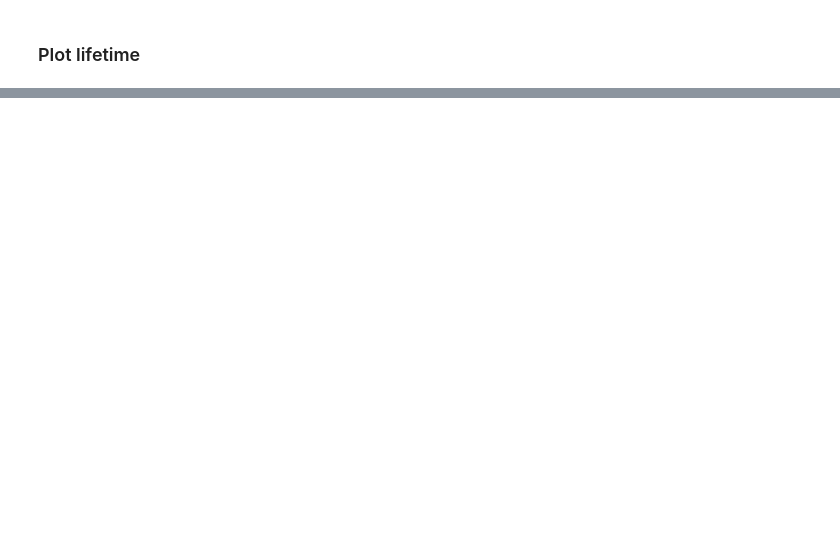
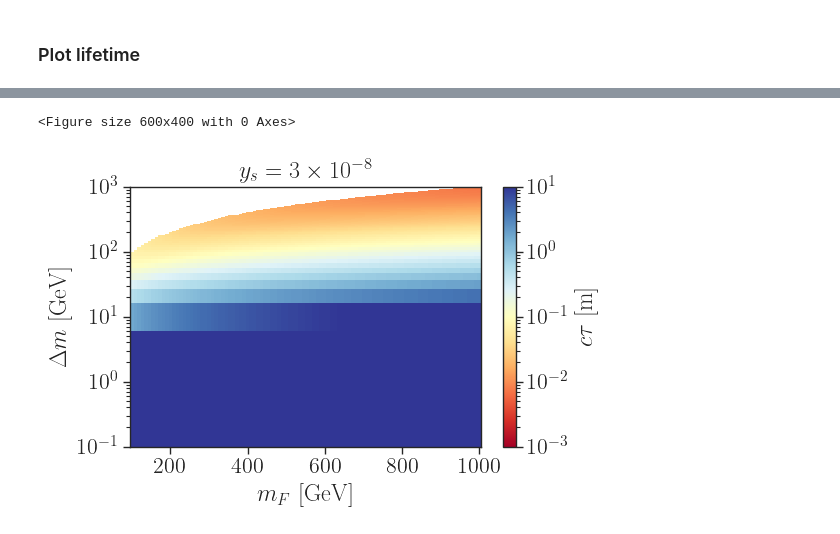
Before and after one commit to andlessa/LowTRHFIMP, a Jupyter notebook: plotting/plots-Lifetime.ipynb, the cells around one changed output, grey strips where cells are left out. Saved outputs shown, nothing was run; the diff lists cells and outputs as text; code cells hidden in the pictures; blank space fills up the shorter version.

```diff
--- a/plotting/plots-Lifetime.ipynb
+++ b/plotting/plots-Lifetime.ipynb
@@ -141,0 +149,35 @@ plt.show()
+# %%
+plt.figure(figsize=(6,4))
+fig = plt.figure(figsize=(6,4))
+y = 3e-8
+# msList = np.linspace(1.0,1000.0,100)
+dmList = np.linspace(1.0,1000.0,100)
+mFlist = np.linspace(100,1000,100)
+pts = np.array([[mF,dm,y,0.3*lifetime(mF,mF-dm,y)] for mF,dm in itertools.product(mFlist,dmList)])
+
+z = np.reshape(pts[:,3],(len(mFlist),len(dmList)))
+x,y  = np.meshgrid(mFlist,dmList,indexing='ij')
+
+# Use pcolormesh so each color is placed at the actual (x, y) grid point.
+# imshow assumes linear pixel spacing and can misplace colors on log-scaled axes.
+plt.pcolormesh(
+    x,
+    y,
+    z,
+    shading='auto',
+    cmap=cm,
+    norm=LogNorm(vmin=1e-3, vmax=10.0),
+)
+
+plt.colorbar(label=r'$c\tau$ [m]')
+plt.xlabel(r'$m_{F}$ [GeV]')
+plt.ylabel(r'$\Delta m$ [GeV]')
+plt.yscale('log')
+plt.ylim(1e-1,1e3)
+plt.title(r'$y_s = 3 \times 10^{-8}$')
+plt.tight_layout()
+plt.savefig('lifetime_mF_vs_dm.png')
+plt.show()
+# %% [output]
+<Figure size 600x400 with 0 Axes>
+[figure, added]
```
Also changed, not shown: parts of 7 cells of this notebook, 2 other files.
